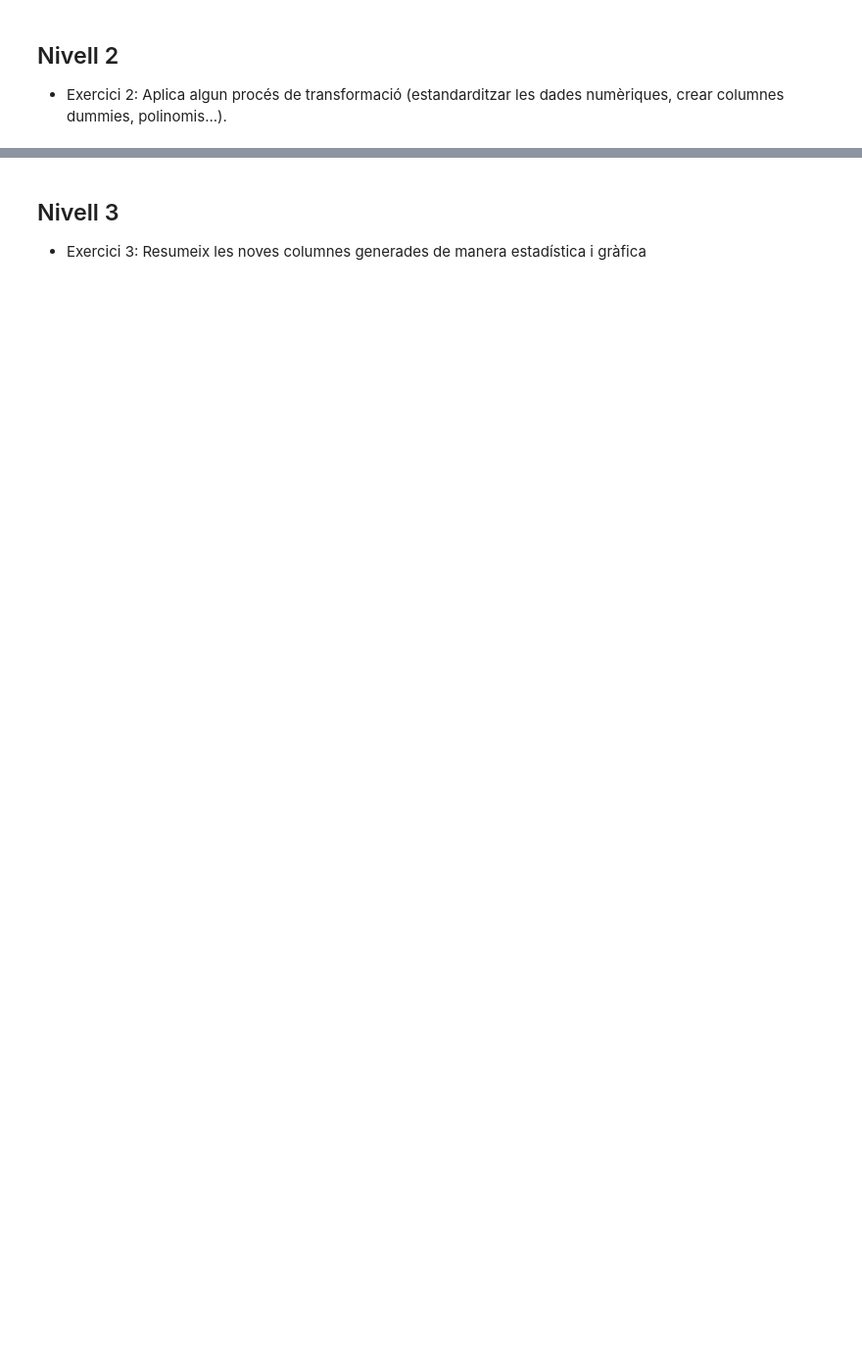
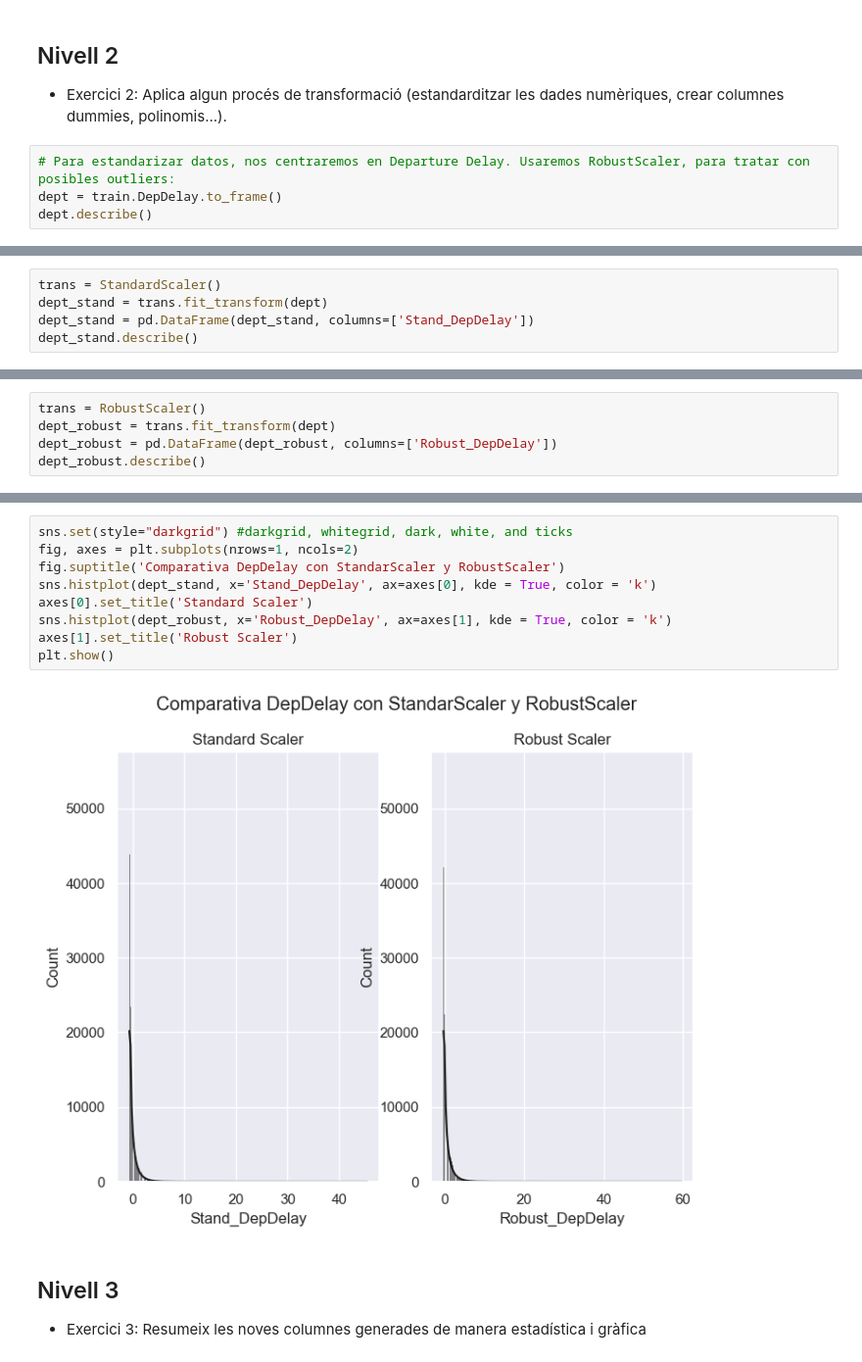
Before and after one commit to Yms002/Ejercicios, a Jupyter notebook: S11_T01/S11_T01 - Practicant amb training i test sets.ipynb, the cells around one changed output, grey strips where cells are left out. Shown at 98% size. Drawn from its saved outputs; the diff is of its cells as text; blank space fills up the shorter version.

```diff
--- a/S11_T01/S11_T01 - Practicant amb training i test sets.ipynb
+++ b/S11_T01/S11_T01 - Practicant amb training i test sets.ipynb
@@ -151,3 +147,7 @@ Si comparamos el dataset original con el train y el test, podemos ver que los re
 ## Nivell 2
 
 - Exercici 2: Aplica algun procés de transformació (estandarditzar les dades numèriques, crear columnes dummies, polinomis...).
+# %%
+# Para estandarizar datos, nos centraremos en Departure Delay. Usaremos RobustScaler, para tratar con posibles outliers:
+dept = train.DepDelay.to_frame()
+dept.describe()
@@ -153,0 +178,5 @@ Si comparamos el dataset original con el train y el test, podemos ver que los re
+# %%
+trans = StandardScaler()
+dept_stand = trans.fit_transform(dept)
+dept_stand = pd.DataFrame(dept_stand, columns=['Stand_DepDelay'])
+dept_stand.describe()
@@ -153,0 +193,5 @@ Si comparamos el dataset original con el train y el test, podemos ver que los re
+# %%
+trans = RobustScaler()
+dept_robust = trans.fit_transform(dept)
+dept_robust = pd.DataFrame(dept_robust, columns=['Robust_DepDelay'])
+dept_robust.describe()
@@ -154,3 +208,14 @@ Si comparamos el dataset original con el train y el test, podemos ver que los re
+# %%
+sns.set(style="darkgrid") #darkgrid, whitegrid, dark, white, and ticks
+fig, axes = plt.subplots(nrows=1, ncols=2)
+fig.suptitle('Comparativa DepDelay con StandarScaler y RobustScaler')
+sns.histplot(dept_stand, x='Stand_DepDelay', ax=axes[0], kde = True, color = 'k')
+axes[0].set_title('Standard Scaler')
+sns.histplot(dept_robust, x='Robust_DepDelay', ax=axes[1], kde = True, color = 'k')
+axes[1].set_title('Robust Scaler')
+plt.show()
+# %% [output]
+[figure, added]
 # %% [markdown]
 ## Nivell 3
 
```
Also changed, not shown: parts of 9 cells of this notebook.
